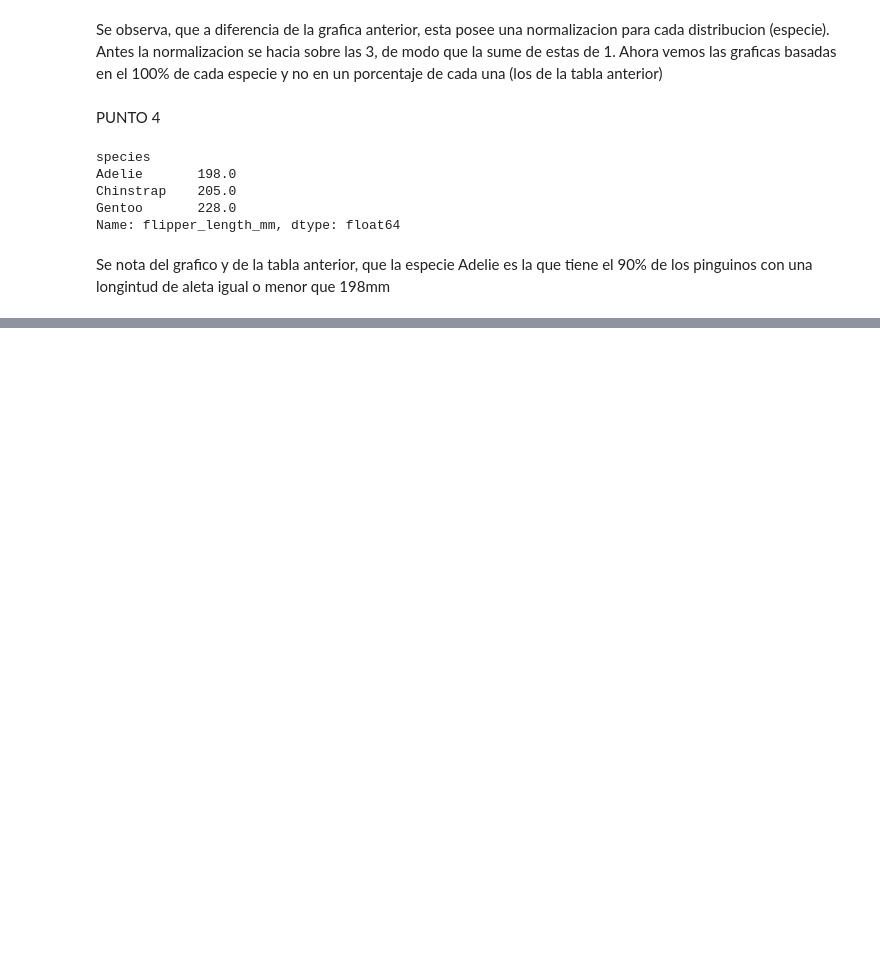
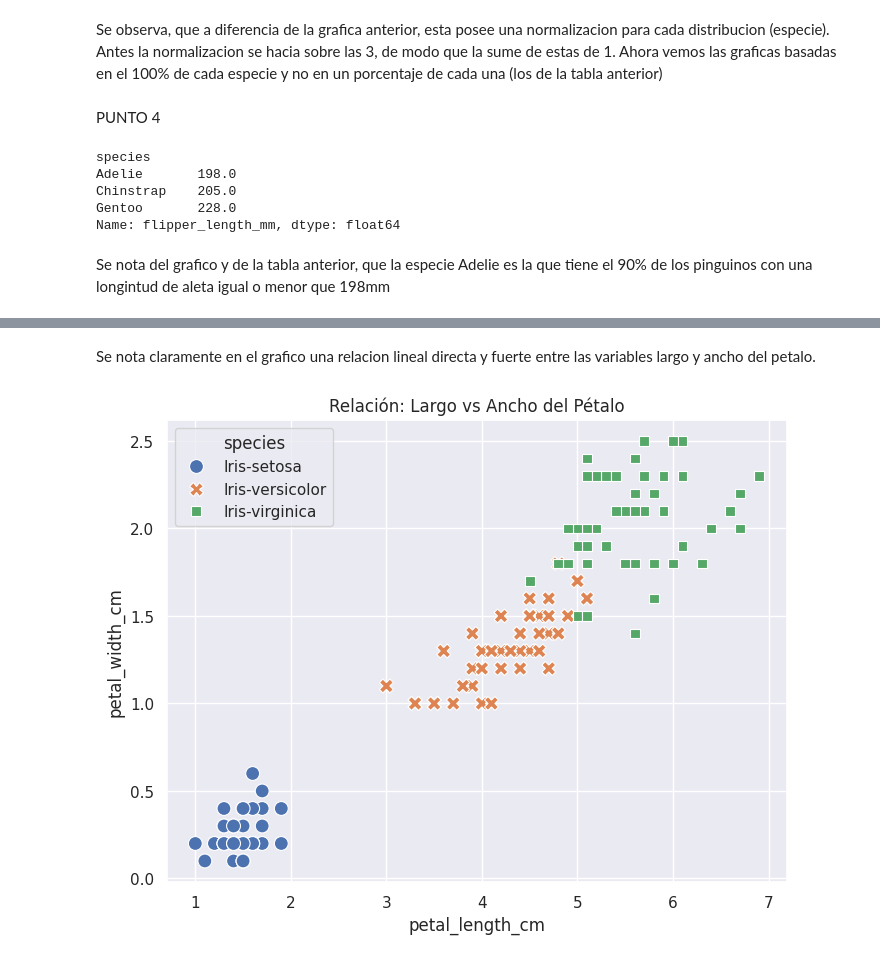
Before and after one commit to winttita/TUIA, a Jupyter notebook: Segundo/Fundamento de Ciencia de Datos/U4 - Visualizacion/practica4.ipynb, the cells around one changed output, grey strips where cells are left out. Saved outputs shown, nothing was run; the diff lists cells and outputs as text; code cells hidden in the pictures; blank space fills up the shorter version.

```diff
--- a/Segundo/Fundamento de Ciencia de Datos/U4 - Visualizacion/practica4.ipynb
+++ b/Segundo/Fundamento de Ciencia de Datos/U4 - Visualizacion/practica4.ipynb
@@ -516,0 +574,12 @@ Se nota del grafico y de la tabla anterior, que la especie Adelie es la que tien
+# %% [markdown]
+Se nota claramente en el grafico una relacion lineal directa y fuerte entre las variables largo y ancho del petalo.
+# %%
+plt.figure(figsize=(8, 6))
+
+# Al grafico anterior le agregamos el parametro hue para que veamos los puntos por especie y el parametro style para que cambie la forma
+# del marcador por especie. Con s (size) aumentamos el tamaño para ver mejor
+sns.scatterplot(data=iris, x='petal_length_cm', y='petal_width_cm', hue='species', style='species', s=100)
+plt.title('Relación: Largo vs Ancho del Pétalo')
+plt.show()
+# %% [output]
+[figure, added]
```
Also changed, not shown: parts of 24 cells of this notebook.
